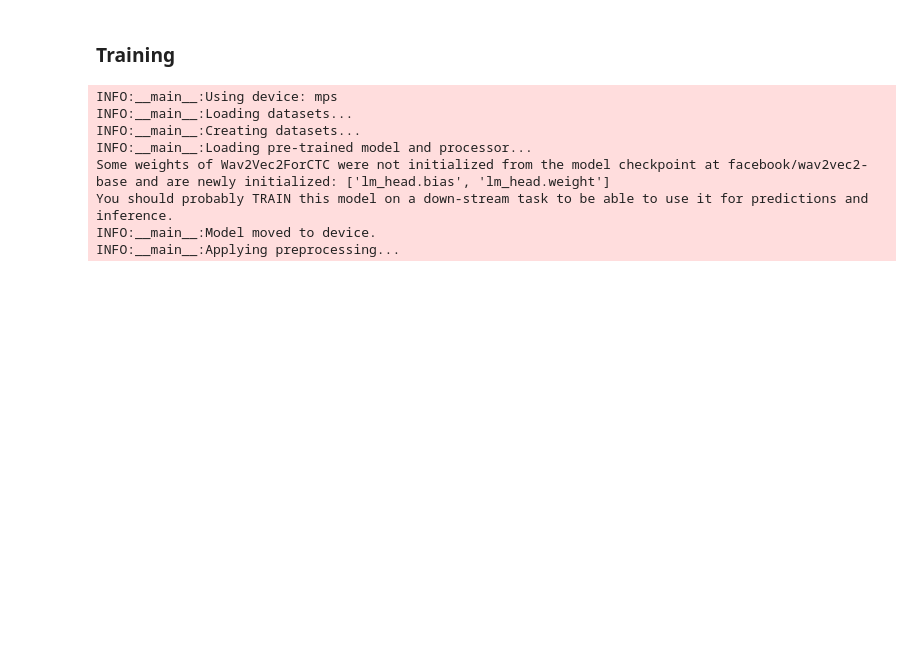
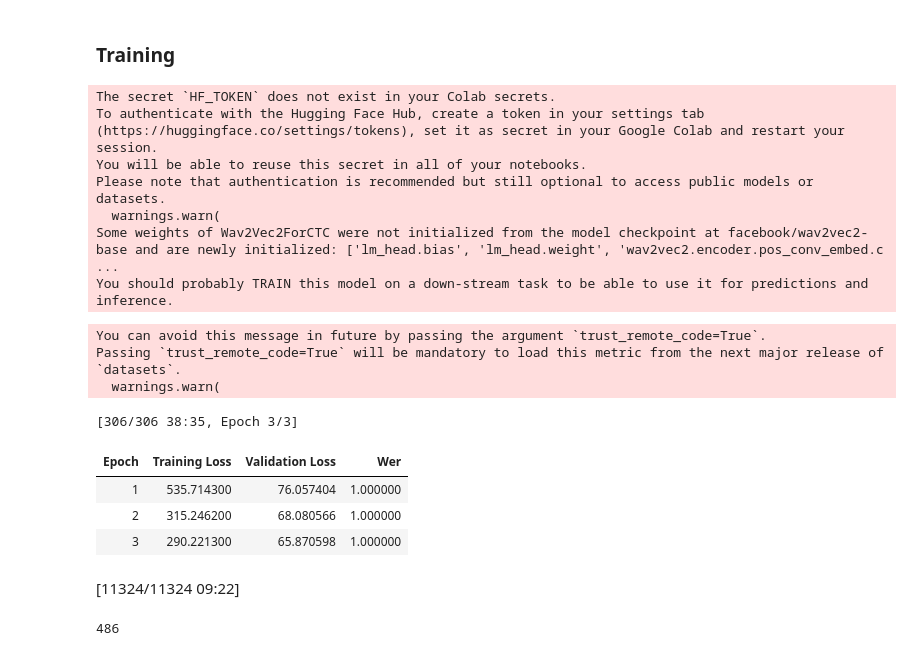
Before and after one commit to wolfram-laube/mlpc-project_team-park, a Jupyter notebook: pre-trained/fastlane.ipynb, the cells around one changed output. Drawn from its saved outputs; the diff is of its cells as text; code cells hidden in the pictures; blank space fills up the shorter version.

Commit message:
Mit Colab erstellt

```diff
--- a/pre-trained/fastlane.ipynb
+++ b/pre-trained/fastlane.ipynb
@@ -4,6 +4,6 @@
 # All-in-one Pre-trained Word Tokenizer
 # %%
 data_dir = '/content/dataset'
-data_dir = '../dataset'
+#data_dir = '../dataset'
 # %%
 # Install necessary libraries if not already installed
@@ -597,7 +702,7 @@ import librosa
 import logging
 import gc
 from tqdm import tqdm
-from transformers import Wav2Vec2Processor, Wav2Vec2ForCTC, Trainer, TrainingArguments
+from transformers import Wav2Vec2Processor, Wav2Vec2ForCTC, Trainer, TrainingArguments, EvalPrediction
 from datasets import Dataset, DatasetDict, load_metric
 """from audio_loading_utils import (
     load_scene_files,
@@ -691,9 +796,9 @@ def preprocess(batch):
     batch["labels"] = processor.tokenizer(batch["text"], padding="max_length", max_length=128, truncation=True).input_ids
     return batch
 
-# Apply preprocessing with progress bars
+# Apply preprocessing without multiprocessing
 logger.info("Applying preprocessing...")
-dataset = dataset.map(preprocess, remove_columns=["path", "audio", "text"], num_proc=4, desc="Preprocessing dataset")
+dataset = dataset.map(preprocess, remove_columns=["path", "audio", "text"])
 
 # Free memory after preprocessing
 gc.collect()
@@ -704,12 +809,25 @@ data_collator = DataCollatorCTCWithPadding(processor=processor, padding=True)
 # Define metric
 wer_metric = load_metric("wer")
 
-def compute_metrics(pred):
+def compute_metrics(pred: EvalPrediction):
     pred_ids = pred.predictions.argmax(-1)
     pred.label_ids[pred.label_ids == -100] = processor.tokenizer.pad_token_id
     pred_str = processor.batch_decode(pred_ids, skip_special_tokens=True)
     label_str = processor.batch_decode(pred.label_ids, skip_special_tokens=True)
-    wer = wer_metric.compute(predictions=pred_str, references=label_str)
+
+    # Filter out empty references
+    filtered_pred_str = []
+    filtered_label_str = []
+    for p, l in zip(pred_str, label_str):
+        if l.strip():  # If the reference is not an empty string
+            filtered_pred_str.append(p)
+            filtered_label_str.append(l)
+
+    if not filtered_label_str:
+        logger.warning("All references are empty after filtering. Cannot compute WER.")
+        return {"wer": float("inf")}
+
+    wer = wer_metric.compute(predictions=filtered_pred_str, references=filtered_label_str)
     return {"wer": wer}
 
 # Training arguments
@@ -726,7 +844,7 @@ training_args = TrainingArguments(
     logging_dir="./logs",
     logging_steps=10,
     report_to="none",  # to disable wandb and other integrations
-    gradient_accumulation_steps=2,  # Accumulate gradients
+    gradient_accumulation_steps=2, # Accumulate gradients
     fp16=fp16,  # Enable FP16 if supported
     bf16=False,  # Ensure BF16 precision is disabled
 )
@@ -766,37 +884,46 @@ if os.path.exists(model_dir) and os.path.exists(processor_dir):
         args=training_args,
         train_dataset=dataset["train"],
         eval_dataset=dataset["test"],
         tokenizer=existing_processor.feature_extractor,
         data_collator=data_collator,
         compute_metrics=compute_metrics
     )
 
     # Evaluate the existing model
     logger.info("Evaluating existing model...")
     existing_eval_results = existing_trainer.evaluate()
     logger.info(f"Existing model evaluation results: {existing_eval_results}")
 
     # Compare WER (lower is better)
     if new_eval_results["eval_wer"] < existing_eval_results["eval_wer"]:
         logger.info("New model performs better. Saving new model and processor.")
         model.save_pretrained(model_dir)
         processor.save_pretrained(processor_dir)
     else:
         logger.info("Existing model performs better. Keeping existing model and processor.")
 else:
     logger.info("No existing model found. Saving new model and processor.")
     model.save_pretrained(model_dir)
     processor.save_pretrained(processor_dir)
 
 # Free memory after saving models
 del model, processor
 gc.collect()
 # %% [output]
-INFO:__main__:Using device: mps
-INFO:__main__:Loading datasets...
-INFO:__main__:Creating datasets...
-INFO:__main__:Loading pre-trained model and processor...
-Some weights of Wav2Vec2ForCTC were not initialized from the model checkpoint at facebook/wav2vec2-base and are newly initialized: ['lm_head.bias', 'lm_head.weight']
+The secret `HF_TOKEN` does not exist in your Colab secrets.
+To authenticate with the Hugging Face Hub, create a token in your settings tab (https://huggingface.co/settings/tokens), set it as secret in your Google Colab and restart your session.
+You will be able to reuse this secret in all of your notebooks.
+Please note that authentication is recommended but still optional to access public models or datasets.
+  warnings.warn(
+Some weights of Wav2Vec2ForCTC were not initialized from the model checkpoint at facebook/wav2vec2-base and are newly initialized: ['lm_head.bias', 'lm_head.weight', 'wav2vec2.encoder.pos_conv_embed.c ...
 You should probably TRAIN this model on a down-stream task to be able to use it for predictions and inference.
-INFO:__main__:Model moved to device.
-INFO:__main__:Applying preprocessing...
+You can avoid this message in future by passing the argument `trust_remote_code=True`.
+Passing `trust_remote_code=True` will be mandatory to load this metric from the next major release of `datasets`.
+  warnings.warn(
+[306/306 38:35, Epoch 3/3]
+| Epoch | Training Loss | Validation Loss | Wer |
+| 1 | 535.714300 | 76.057404 | 1.000000 |
+| 2 | 315.246200 | 68.080566 | 1.000000 |
+| 3 | 290.221300 | 65.870598 | 1.000000 |
+[11324/11324 09:22]
+486
```
Also changed, not shown: parts of 8 cells of this notebook.
